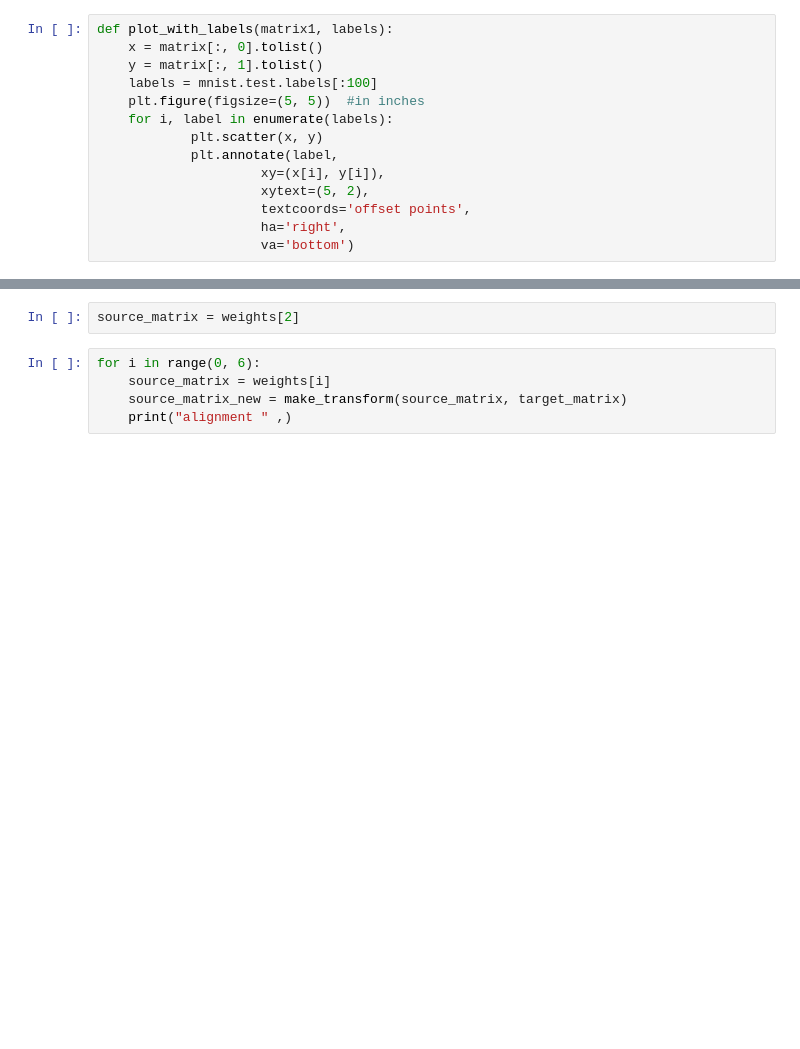
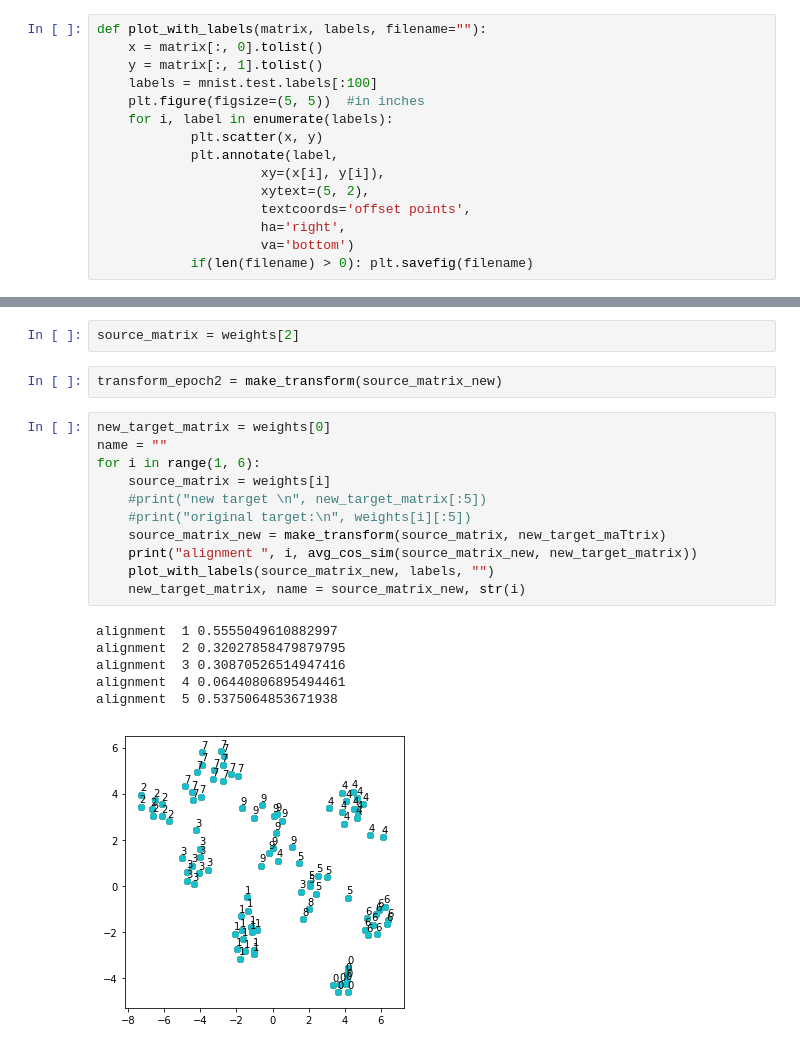
Before and after one commit to CornellDataScience/insights-vizNNs, a Jupyter notebook: MNIST_numbers/Vector_Alignment.ipynb, the cells around one changed output, grey strips where cells are left out. Saved outputs shown, nothing was run; the diff lists cells and outputs as text; blank space fills up the shorter version.

```diff
--- a/MNIST_numbers/Vector_Alignment.ipynb
+++ b/MNIST_numbers/Vector_Alignment.ipynb
@@ -46,7 +46,7 @@ import matplotlib.pyplot as plt
 # %%
 labels = mnist.test.labels[:100]
 # %%
-def plot_with_labels(matrix1, labels):
+def plot_with_labels(matrix, labels, filename=""):
     x = matrix[:, 0].tolist()
     y = matrix[:, 1].tolist()
     labels = mnist.test.labels[:100]
@@ -59,6 +59,7 @@ def plot_with_labels(matrix1, labels):
                      textcoords='offset points',
                      ha='right',
                      va='bottom')
+            if(len(filename) > 0): plt.savefig(filename)
 # %%
 source_matrix_new = make_transform(source_matrix, target_matrix)
 # %%
@@ -111,8 +98,23 @@ plot_with_labels(target_matrix, labels)
 ## Align Later Epochs with the First
 # %%
 source_matrix = weights[2]
-# %%
-for i in range(0, 6):
-    source_matrix = weights[i]
-    source_matrix_new = make_transform(source_matrix, target_matrix)
-    print("alignment " ,)
+# %%
+transform_epoch2 = make_transform(source_matrix_new)
+# %%
+new_target_matrix = weights[0]
+name = ""
+for i in range(1, 6):
+    source_matrix = weights[i]
+    #print("new target \n", new_target_matrix[:5])
+    #print("original target:\n", weights[i][:5])
+    source_matrix_new = make_transform(source_matrix, new_target_maTtrix)
+    print("alignment ", i, avg_cos_sim(source_matrix_new, new_target_matrix))
+    plot_with_labels(source_matrix_new, labels, "")
+    new_target_matrix, name = source_matrix_new, str(i)
+# %% [output]
+alignment  1 0.5555049610882997
+alignment  2 0.32027858479879795
+alignment  3 0.30870526514947416
+alignment  4 0.06440806895494461
+alignment  5 0.5375064853671938
+[figure, added]
```
Also changed, not shown: parts of 7 cells of this notebook, 4 other files.
